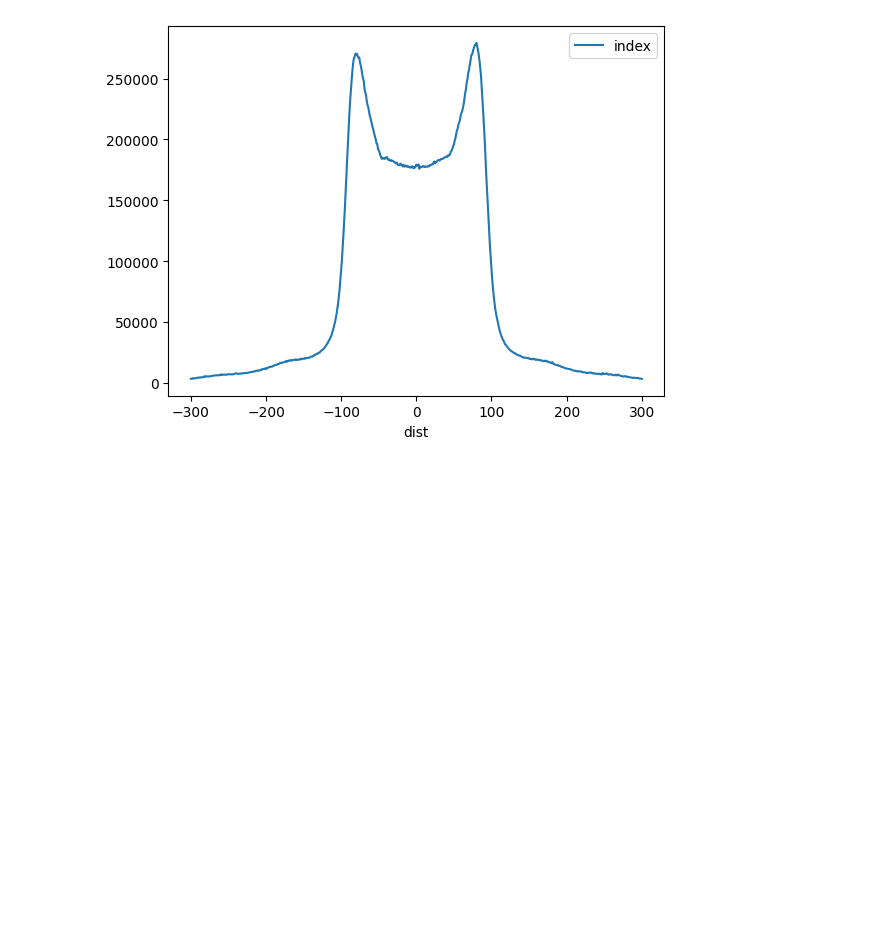
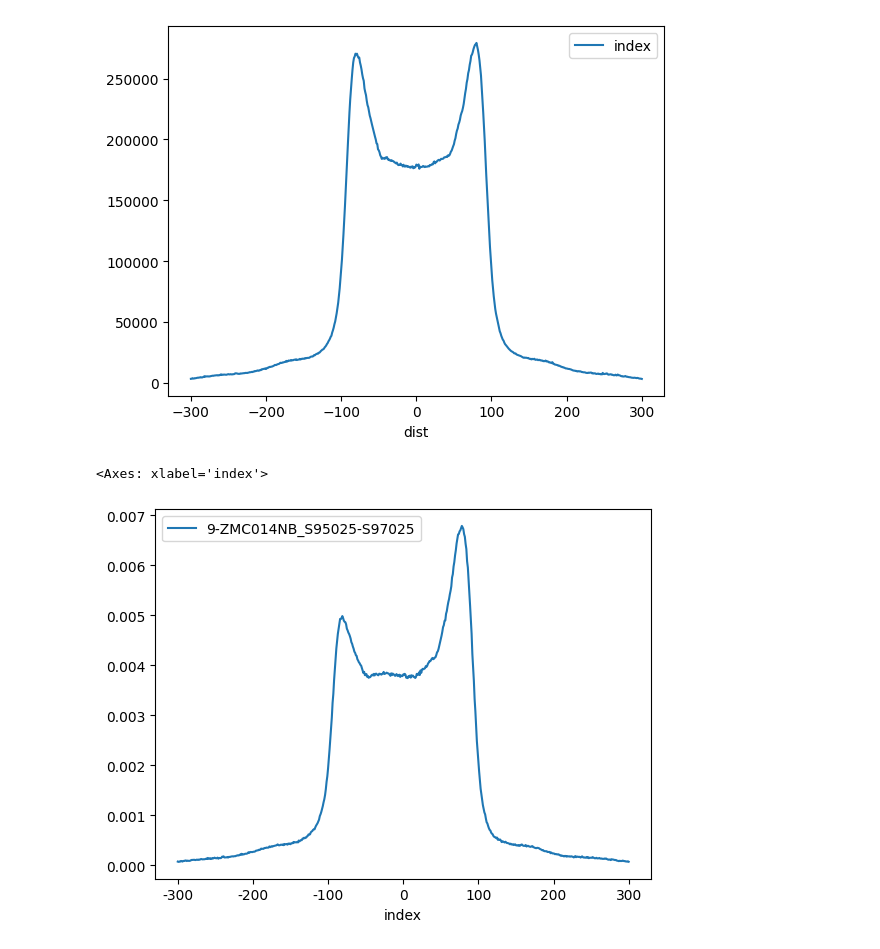
Before and after one commit to hieunguyen4193/ecd_wgs_features, a Jupyter notebook: test.ipynb, the cells around one changed output. Drawn from its saved outputs; the diff is of its cells as text; code cells hidden in the pictures; blank space fills up the shorter version.

```diff
--- a/test.ipynb
+++ b/test.ipynb
@@ -27,3 +27,10 @@ nucdf.groupby("dist").count().reset_index().plot(x = "dist", y = "index")
 # %% [output]
 <Axes: xlabel='dist'>
 [figure]
+# %%
+maindf = pd.read_csv("/Users/hieunguyen/Downloads/MRD_GW_UMI_Phuc_HG19_release_20240606/9-ZMC014NB_S95025-S97025_features/9-ZMC014NB_S95025-S97025_GWfeature_Nucleosome.csv").set_index("Sample").T.reset_index()
+# %%
+maindf.plot(x = "index", y = "9-ZMC014NB_S95025-S97025" )
+# %% [output]
+<Axes: xlabel='index'>
+[figure, added]
```
Also changed, not shown: parts of 1 cell of this notebook, 1 other file.
